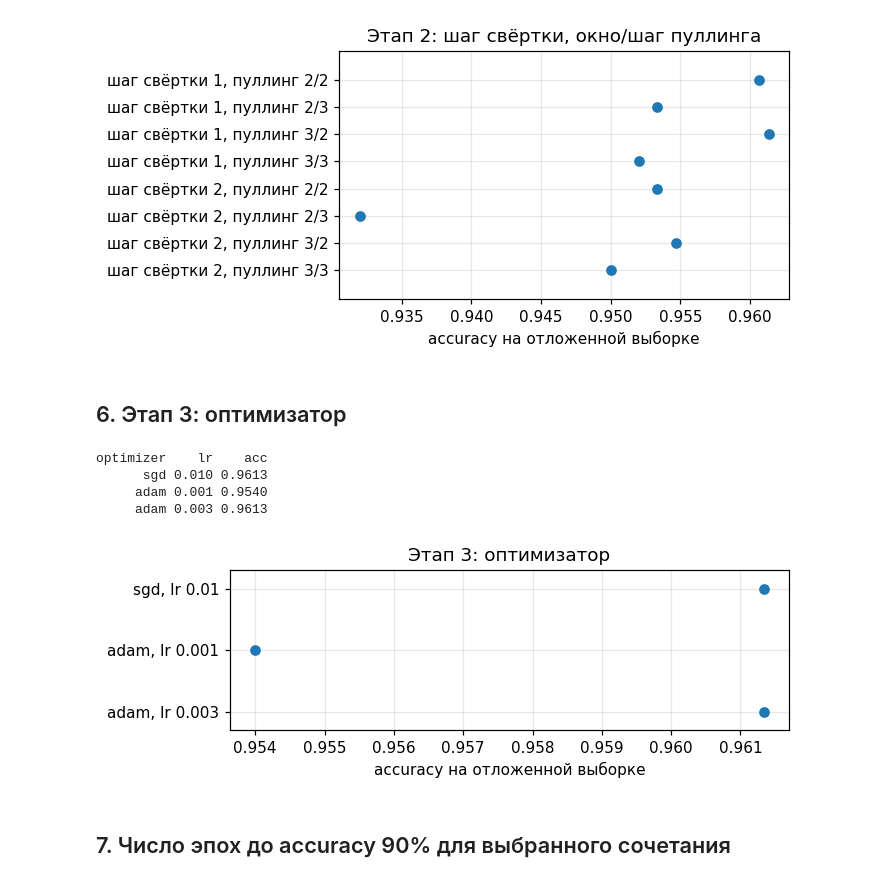
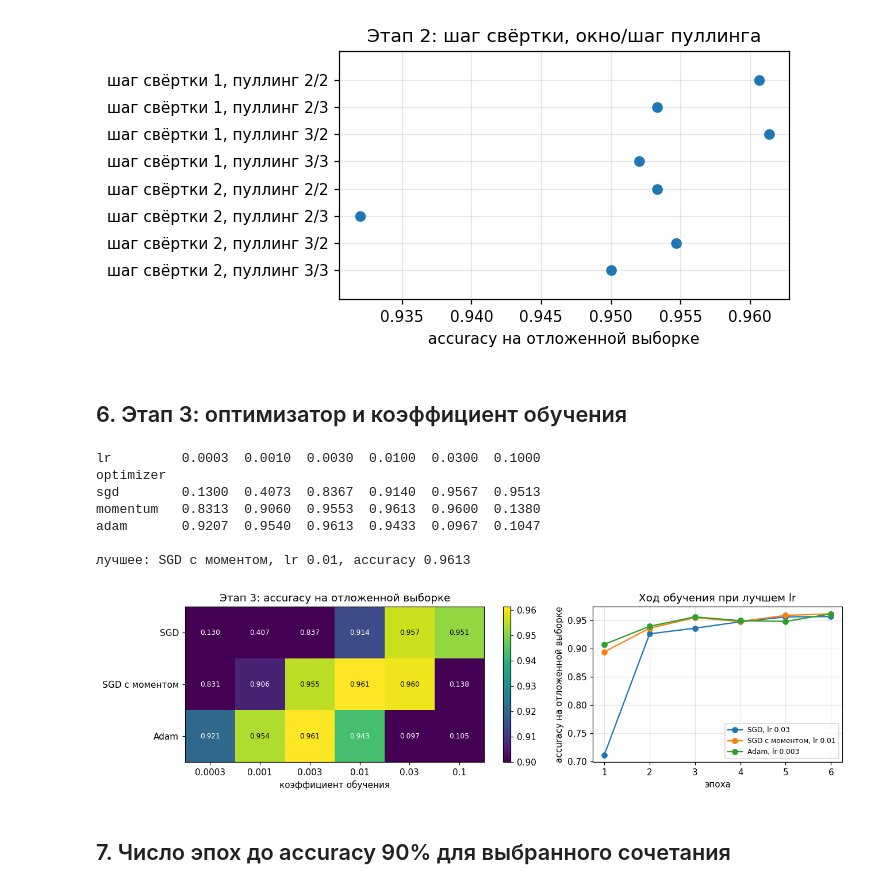
Before and after one commit to UsusCimex/NSU_DeepLearning, a Jupyter notebook: labs/lab-05-cnn/cnn_mnist.ipynb, the cells around one changed output. Saved outputs shown, nothing was run; the diff lists cells and outputs as text; code cells hidden in the pictures.

Commit message:
в лабораторной 5 на этапе 3 перебираются SGD, SGD с моментом и Adam по сетке коэффициентов обучения

```diff
--- a/labs/lab-05-cnn/cnn_mnist.ipynb
+++ b/labs/lab-05-cnn/cnn_mnist.ipynb
@@ -310,7 +335,7 @@ EPOCHS = 6
 
 
 def try_config(stage, lr, block, n_blocks, kernel_size,
-               stride=1, pool_size=2, pool_stride=2, optimizer='sgd'):
+               stride=1, pool_size=2, pool_stride=2, optimizer='momentum'):
     """Обучение на подвыборке для перебора, accuracy на отложенной после EPOCHS эпох."""
     torch.manual_seed(SEED)
     model = ConvNet(block, n_blocks, kernel_size, stride, pool_size, pool_stride)
@@ -413,36 +438,67 @@ plt.show()
 # %% [output]
 [figure]
 # %% [markdown]
-## 6. Этап 3: оптимизатор
+## 6. Этап 3: оптимизатор и коэффициент обучения
 # %%
+OPTIMIZERS = {'sgd': 'SGD', 'momentum': 'SGD с моментом', 'adam': 'Adam'}
+
 rows = []
-for optimizer, lr in [('sgd', float(best['lr'])), ('adam', 0.001), ('adam', 0.003)]:
-    rows.append(try_config(3, lr, best['block'], int(best['n_blocks']),
-                           int(best['kernel_size']), int(best['stride']),
-                           int(best['pool_size']), int(best['pool_stride']), optimizer))
+for optimizer in OPTIMIZERS:
+    for lr in [0.0003, 0.001, 0.003, 0.01, 0.03, 0.1]:
+        rows.append(try_config(3, lr, best['block'], int(best['n_blocks']),
+                               int(best['kernel_size']), int(best['stride']),
+                               int(best['pool_size']), int(best['pool_stride']), optimizer))
 stage3 = pd.DataFrame(rows)
-print(stage3[['optimizer', 'lr', 'acc']].round(4).to_string(index=False))
+
+# строки - оптимизатор, столбцы - коэффициент обучения
+table3 = stage3.pivot_table(index='optimizer', columns='lr', values='acc', sort=False)
+print(table3.round(4).to_string())
 
 best = stage3.iloc[stage3['acc'].argmax()]
+print(f"\nлучшее: {OPTIMIZERS[best['optimizer']]}, lr {best['lr']}, accuracy {best['acc']:.4f}")
 pd.concat([stage1, stage2, stage3], ignore_index=True).to_csv('results.csv', index=False)
 # %% [output]
-optimizer    lr    acc
-      sgd 0.010 0.9613
-     adam 0.001 0.9540
-     adam 0.003 0.9613
+lr         0.0003  0.0010  0.0030  0.0100  0.0300  0.1000
+optimizer
+sgd        0.1300  0.4073  0.8367  0.9140  0.9567  0.9513
+momentum   0.8313  0.9060  0.9553  0.9613  0.9600  0.1380
+adam       0.9207  0.9540  0.9613  0.9433  0.0967  0.1047
+
+лучшее: SGD с моментом, lr 0.01, accuracy 0.9613
 # %%
-labels = [f'{row.optimizer}, lr {row.lr}' for row in stage3.itertuples()]
-fig, ax = plt.subplots(figsize=(6.5, 2.4))
-ax.plot(stage3['acc'], labels, 'o')
-ax.invert_yaxis()
-ax.margins(y=0.15)
-ax.set_xlabel('accuracy на отложенной выборке')
-ax.set_title('Этап 3: оптимизатор')
-ax.grid(alpha=0.3)
+fig, axes = plt.subplots(1, 2, figsize=(12, 3.4), gridspec_kw={'width_ratios': [3, 2]})
+
+image = axes[0].imshow(table3.values, cmap='viridis', vmin=0.9, aspect='auto')  # ниже 0.9 один цвет
+for i in range(table3.shape[0]):
+    for j in range(table3.shape[1]):
+        acc = table3.values[i, j]
+        axes[0].text(j, i, f'{acc:.3f}', ha='center', va='center', fontsize=8,
+                     color='black' if acc > 0.95 else 'white')
+axes[0].set_xticks(range(table3.shape[1]), table3.columns)
+axes[0].set_yticks(range(table3.shape[0]), [OPTIMIZERS[name] for name in table3.index])
+axes[0].set_xlabel('коэффициент обучения')
+axes[0].set_title('Этап 3: accuracy на отложенной выборке')
+fig.colorbar(image, ax=axes[0])
+
+# ход обучения каждого оптимизатора при его лучшем коэффициенте обучения
+for optimizer, name in OPTIMIZERS.items():
+    part = stage3[stage3.optimizer == optimizer]
+    lr = float(part.lr.iloc[part.acc.argmax()])
+    torch.manual_seed(SEED)
+    model = ConvNet(best['block'], int(best['n_blocks']), int(best['kernel_size']),
+                    int(best['stride']), int(best['pool_size']), int(best['pool_stride']))
+    history = train_model(model.to(DEVICE), X_grid, y_grid, X_val, y_val, lr=lr, epochs=EPOCHS,
+                          optimizer_name=optimizer)
+    axes[1].plot(range(1, EPOCHS + 1), history, marker='o', label=f'{name}, lr {lr}')
+axes[1].set_xlabel('эпоха')
+axes[1].set_ylabel('accuracy на отложенной выборке')
+axes[1].set_title('Ход обучения при лучшем lr')
+axes[1].grid(alpha=0.3)
+axes[1].legend(fontsize=8)
 plt.tight_layout()
 plt.show()
 # %% [output]
-[figure, old version]
+[figure, new version]
 # %% [markdown]
 ## 7. Число эпох до accuracy 90% для выбранного сочетания
 # %%
```
Also changed, not shown: parts of 3 cells of this notebook, 1 other file.
